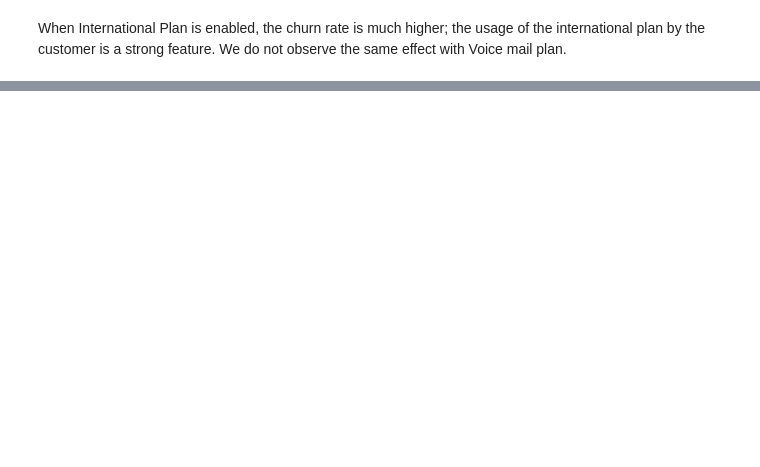
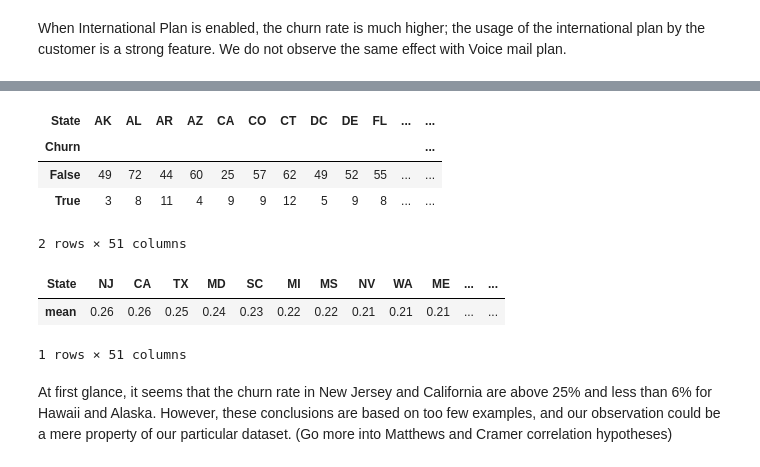
Before and after one commit to Rahul-YYC/data-science-machine-learning, a Jupyter notebook: DS-TelChurnVisualization/tel_churn_visualization.ipynb, the cells around one changed output, grey strips where cells are left out. Drawn from its saved outputs; the diff is of its cells as text; code cells hidden in the pictures; blank space fills up the shorter version.

Commit message:
Added Contingency Table

```diff
--- a/DS-TelChurnVisualization/tel_churn_visualization.ipynb
+++ b/DS-TelChurnVisualization/tel_churn_visualization.ipynb
@@ -343,0 +351,16 @@ When International Plan is enabled, the churn rate is much higher; the usage of
+# %%
+pd.crosstab(df["State"], df["Churn"]).T
+# %% [output]
+| State | AK | AL | AR | AZ | CA | CO | CT | DC | DE | FL | ... | ... |
+| Churn |  |  |  |  |  |  |  |  |  |  |  | ... |
+| False | 49 | 72 | 44 | 60 | 25 | 57 | 62 | 49 | 52 | 55 | ... | ... |
+| True | 3 | 8 | 11 | 4 | 9 | 9 | 12 | 5 | 9 | 8 | ... | ... |
+2 rows × 51 columns
+# %%
+df.groupby(["State"])["Churn"].agg([np.mean]).sort_values(by="mean", ascending=False).T
+# %% [output]
+| State | NJ | CA | TX | MD | SC | MI | MS | NV | WA | ME | ... | ... |
+| mean | 0.26 | 0.26 | 0.25 | 0.24 | 0.23 | 0.22 | 0.22 | 0.21 | 0.21 | 0.21 | ... | ... |
+1 rows × 51 columns
+# %% [markdown]
+At first glance, it seems that the churn rate in New Jersey and California are above 25% and less than 6% for Hawaii and Alaska. However, these conclusions are based on too few examples, and our observation could be a mere property of our particular dataset. (Go more into Matthews and Cramer correlation hypotheses)
```
Also changed, not shown: parts of 1 cell of this notebook.
